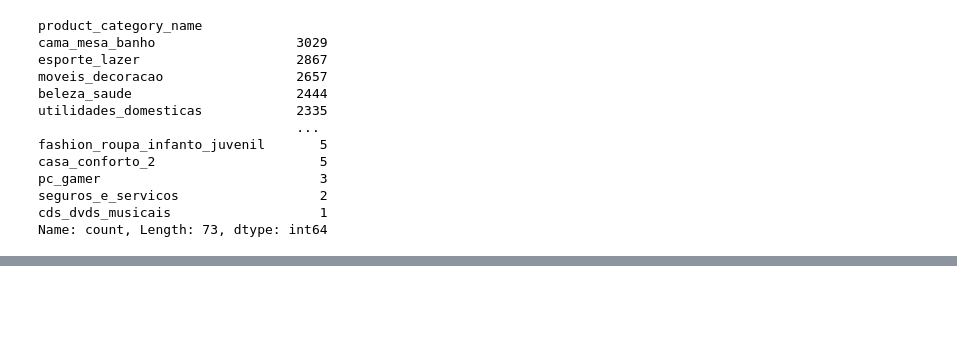
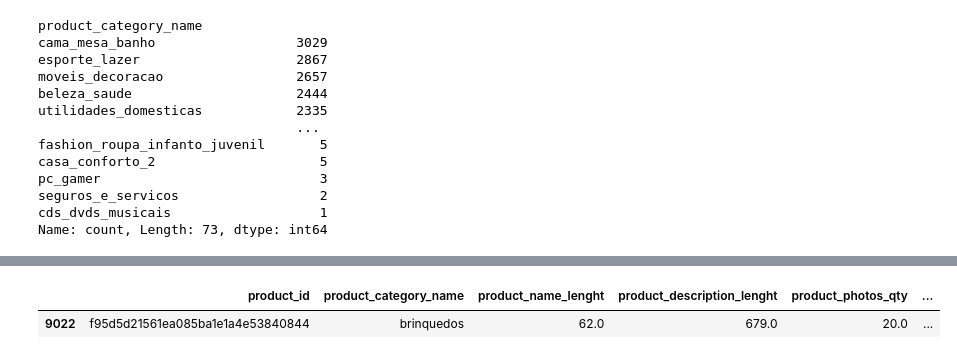
Before and after one commit to carolinarutililima/Trabalho_Final_Tecnicas_Prg, a Jupyter notebook: items_productos_sheet.ipynb, the cells around one changed output, grey strips where cells are left out. Drawn from its saved outputs; the diff is of its cells as text; code cells hidden in the pictures; blank space fills up the shorter version.

```diff
--- a/items_productos_sheet.ipynb
+++ b/items_productos_sheet.ipynb
@@ -81,3 +223,10 @@ Name: count, Length: 73, dtype: int64
+# %%
+max_photos_qty = df['product_photos_qty'].max()
+df_max_photos = df.loc[df['product_photos_qty'] == max_photos_qty]
+df_max_photos
+# %% [output]
+|  | product_id | product_category_name | product_name_lenght | product_description_lenght | product_photos_qty | ... |
+| 9022 | f95d5d21561ea085ba1e1a4e53840844 | brinquedos | 62.0 | 679.0 | 20.0 | ... |
 # %%
 import pandas as pd
 
```
Also changed, not shown: parts of 11 cells of this notebook.
